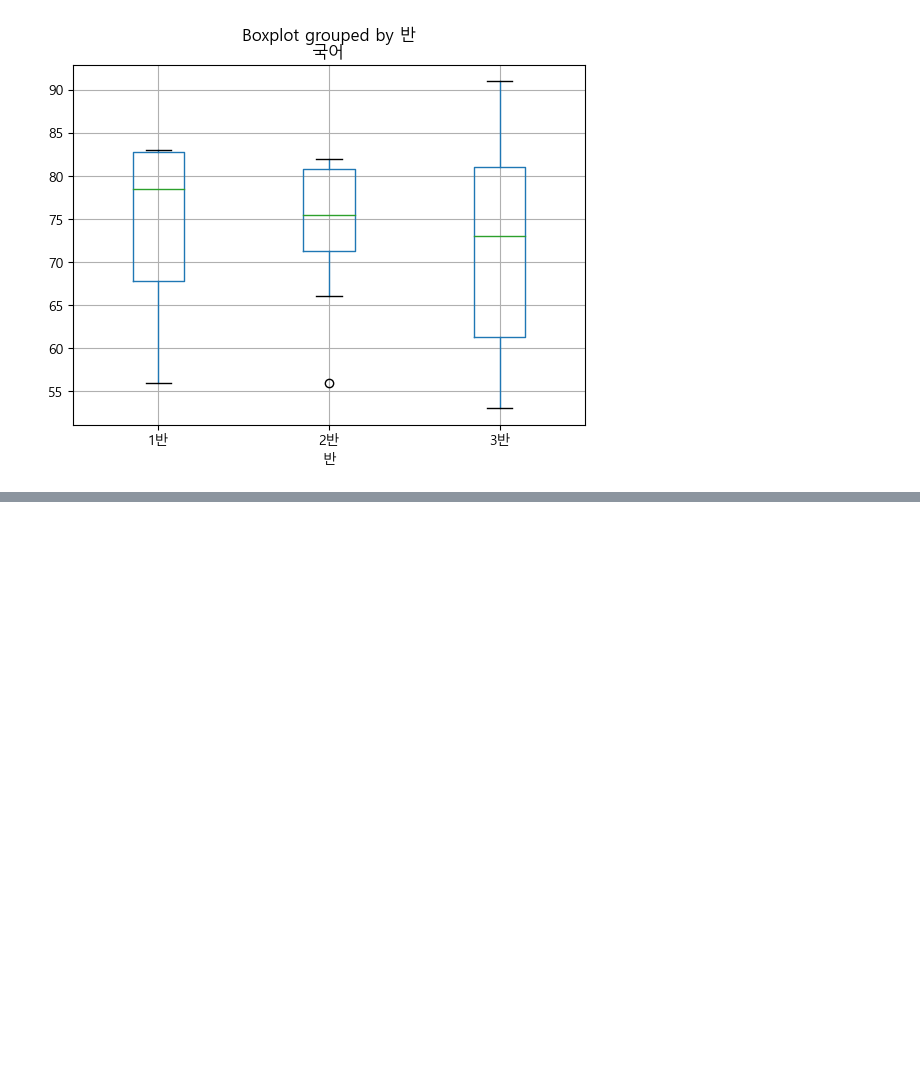
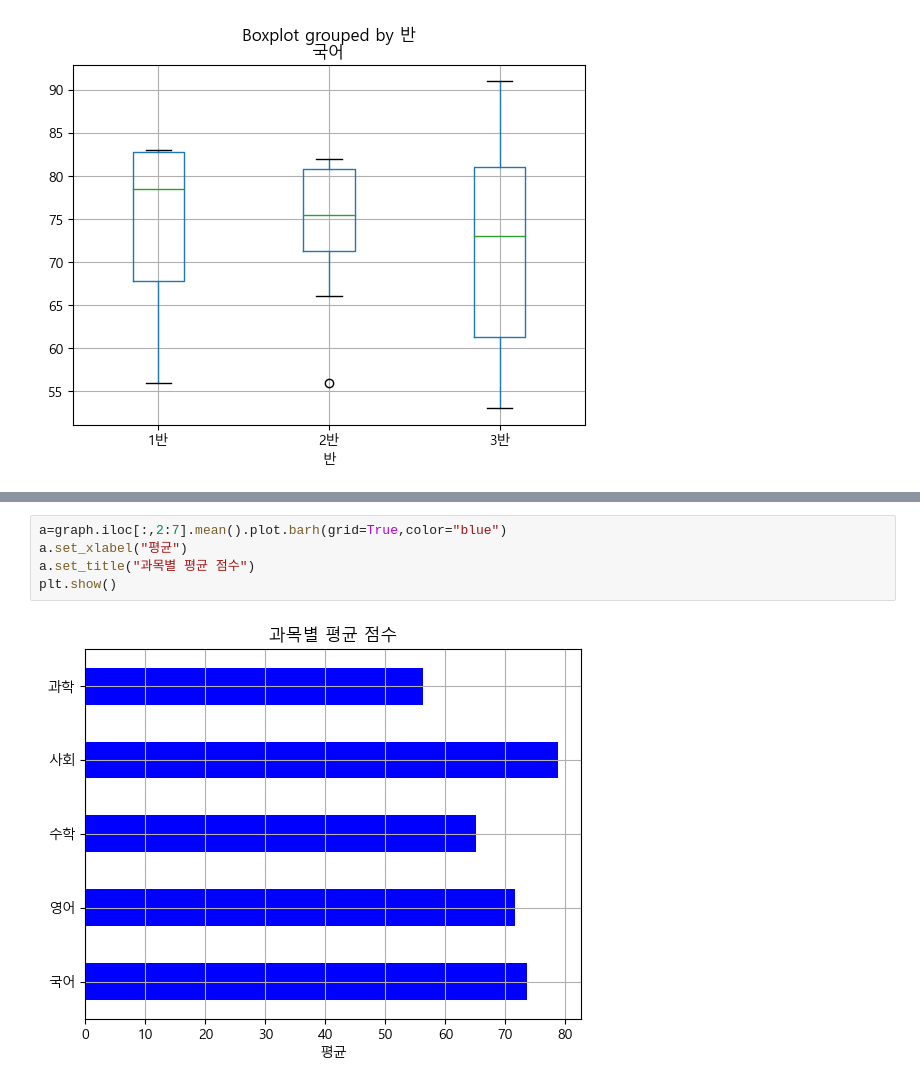
Before and after one commit to eunzzae/python_study, a Jupyter notebook: 230510_Python_연습_6.2 pandas로 그래프 그리기.ipynb, the cells around one changed output, grey strips where cells are left out. Saved outputs shown, nothing was run; the diff lists cells and outputs as text; blank space fills up the shorter version.

```diff
--- a/230510_Python_연습_6.2 pandas로 그래프 그리기.ipynb
+++ b/230510_Python_연습_6.2 pandas로 그래프 그리기.ipynb
@@ -147,0 +151,7 @@ graph.iloc[:,2:7].mean().l
+# %%
+a=graph.iloc[:,2:7].mean().plot.barh(grid=True,color="blue")
+a.set_xlabel("평균")
+a.set_title("과목별 평균 점수")
+plt.show()
+# %% [output]
+[figure, added]
```
Also changed, not shown: parts of 15 cells of this notebook.
